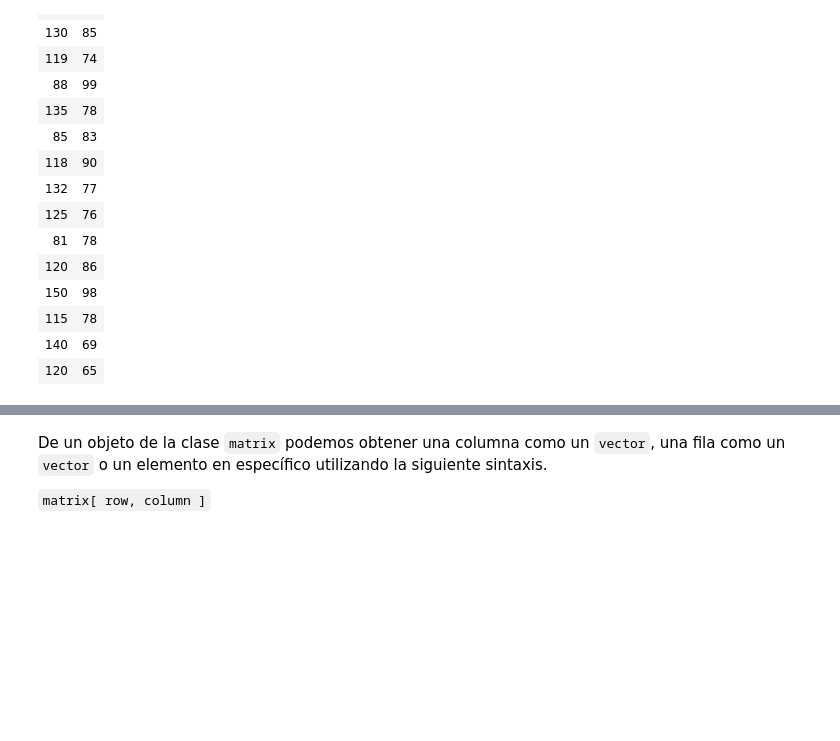
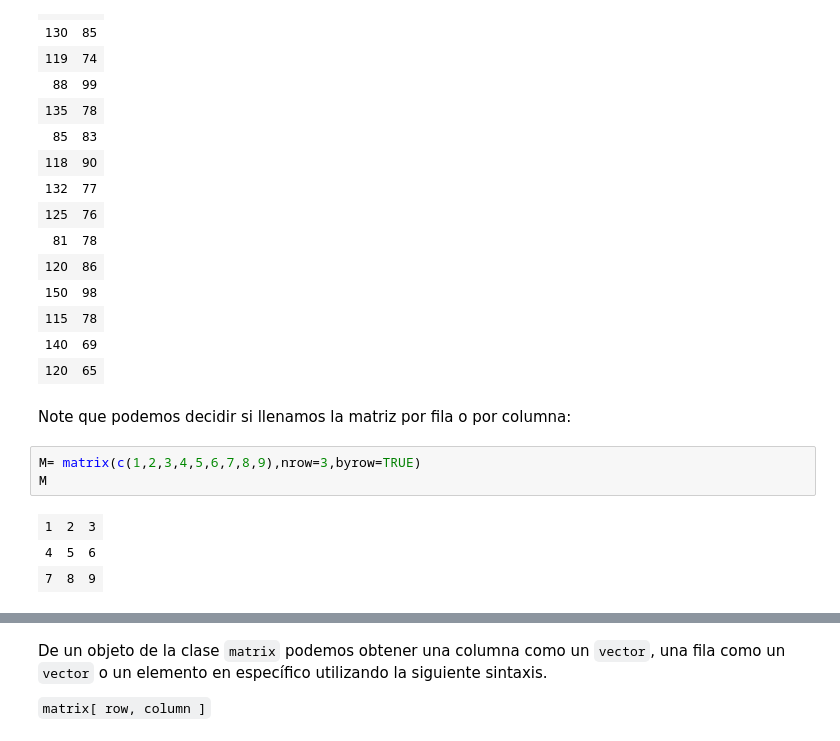
Before and after one commit to fvillena/matbio, a Jupyter notebook: 1-introduction.ipynb, the cells around one changed output, grey strips where cells are left out. Cells and saved outputs as stored; diff of their text form; blank space fills up the shorter version.

```diff
--- a/1-introduction.ipynb
+++ b/1-introduction.ipynb
@@ -246,3 +252,12 @@ the_matrix
 | 115 | 78 |
 | 140 | 69 |
 | 120 | 65 |
+# %% [markdown]
+Note que podemos decidir si llenamos la matriz por fila o por columna:
+# %%
+M= matrix(c(1,2,3,4,5,6,7,8,9),nrow=3,byrow=TRUE)
+M
+# %% [output]
+| 1 | 2 | 3 |
+| 4 | 5 | 6 |
+| 7 | 8 | 9 |
```
Also changed, not shown: parts of 33 cells of this notebook.
